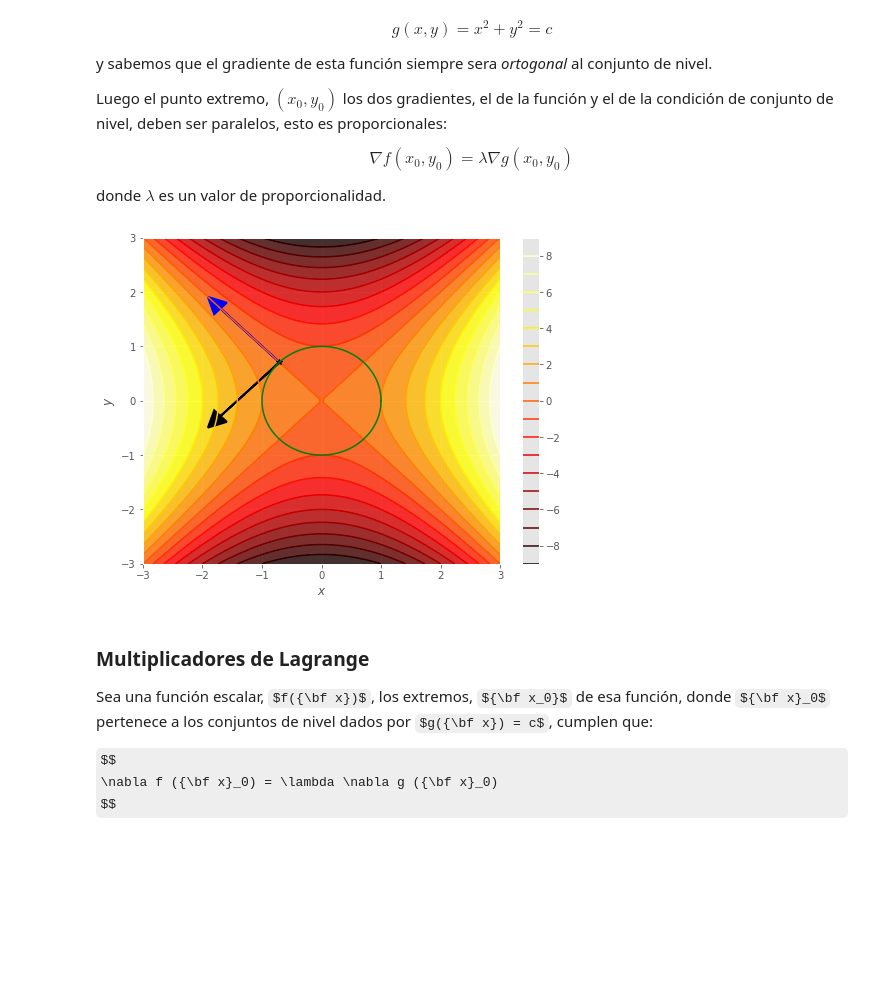
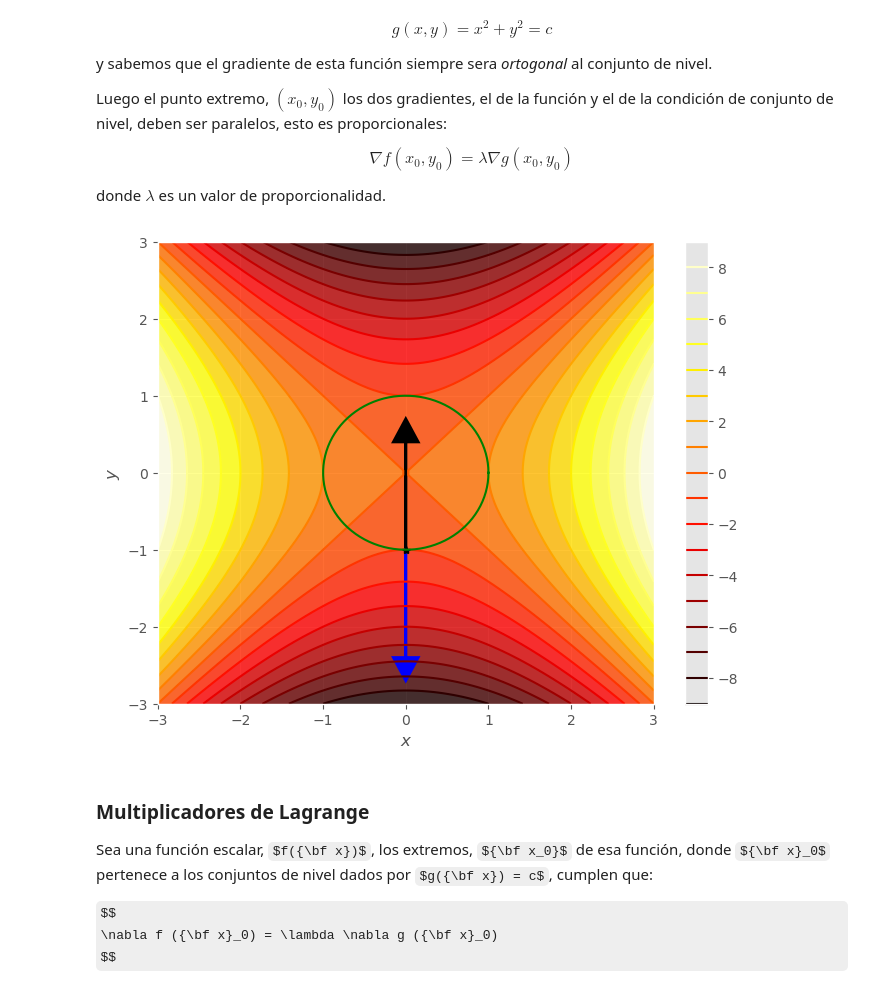
Before and after one commit to xabiercidvidal/USC-MMIII, a Jupyter notebook: notebooks/tderivadas_min_max.ipynb, the cells around one changed output. Cells and saved outputs as stored; diff of their text form; code cells hidden in the pictures; some formulas as TeX source; blank space fills up the shorter version.

```diff
--- a/notebooks/tderivadas_min_max.ipynb
+++ b/notebooks/tderivadas_min_max.ipynb
@@ -494,18 +494,18 @@ $$
 
 donde $\lambda$ es un valor de proporcionalidad.
 # %%
-t0  = 3.*np.pi/4.
+t0  = 6.*np.pi/4.
 x0, y0 = xt(t0), yt(t0)
 g   = lambda x, y : x*x + y*y
 gpx = lambda x, y : 2*x
 gpy = lambda x, y : 2*y
 gf.contour(f);
 gf.dot(x0, y0)
 gf.line2d(xt, yt, trange=(0., 2*np.pi, 100), color = 'green',newfig = False);
 gf.arrow(x0, y0, fpx(x0, y0), fpy(x0, y0), color = 'black'); # nabla f3
 gf.arrow(x0, y0, gpx(x0, y0), gpy(x0, y0), color = 'blue'); # nabla g
 # %% [output]
-[figure, old version]
+[figure, new version]
 # %% [markdown]
 ### Multiplicadores de Lagrange
 
```
Also changed, not shown: parts of 16 cells of this notebook, 2 other files.
